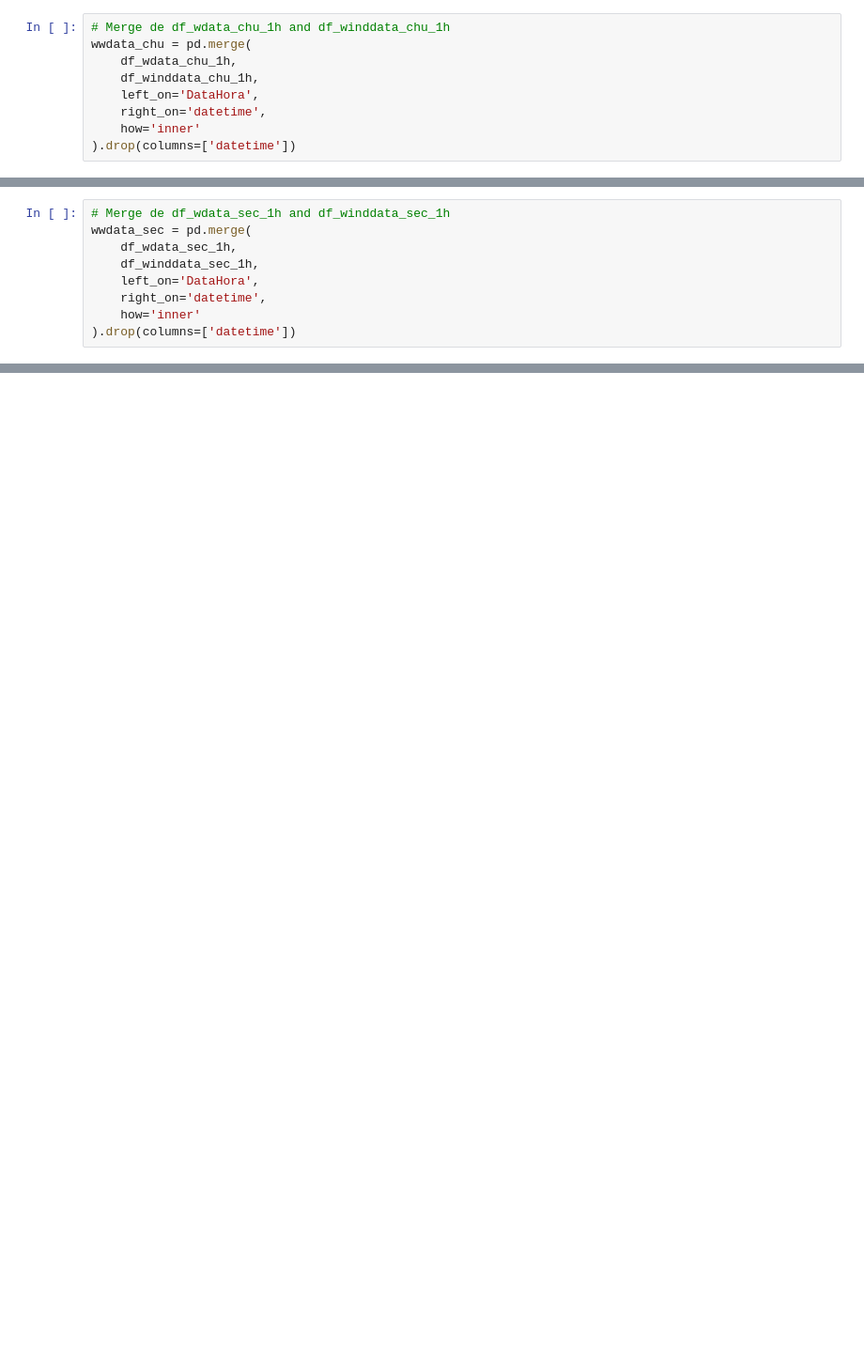
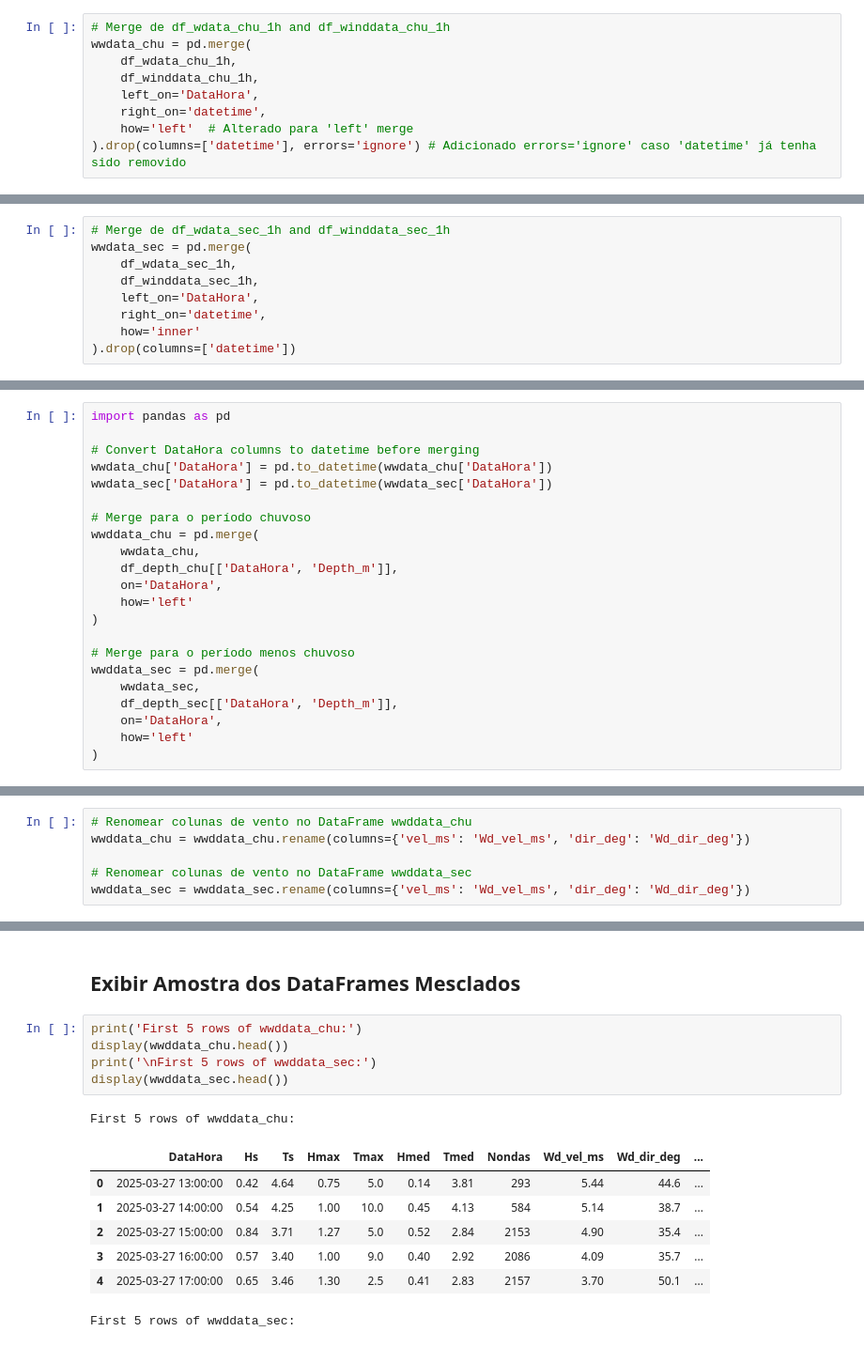
Before and after one commit to zydanne-costa/Ondas_ADCP_SCO_Mar_Nov_2025, a Jupyter notebook: Wave_Wind_1h.ipynb, the cells around one changed output, grey strips where cells are left out. Shown at 94% size. Drawn from its saved outputs; the diff is of its cells as text; blank space fills up the shorter version.

Commit message:
Concatena Ondas+Vento+Variação de Nível

```diff
--- a/Wave_Wind_1h.ipynb
+++ b/Wave_Wind_1h.ipynb
@@ -34,5 +77,5 @@ wwdata_chu = pd.merge(
     df_winddata_chu_1h,
     left_on='DataHora',
     right_on='datetime',
-    how='inner'
-).drop(columns=['datetime'])
+    how='left'  # Alterado para 'left' merge
+).drop(columns=['datetime'], errors='ignore') # Adicionado errors='ignore' caso 'datetime' já tenha sido removido
@@ -47,0 +99,22 @@ wwdata_sec = pd.merge(
+# %%
+import pandas as pd
+
+# Convert DataHora columns to datetime before merging
+wwdata_chu['DataHora'] = pd.to_datetime(wwdata_chu['DataHora'])
+wwdata_sec['DataHora'] = pd.to_datetime(wwdata_sec['DataHora'])
+
+# Merge para o período chuvoso
+wwddata_chu = pd.merge(
+    wwdata_chu,
+    df_depth_chu[['DataHora', 'Depth_m']],
+    on='DataHora',
+    how='left'
+)
+
+# Merge para o período menos chuvoso
+wwddata_sec = pd.merge(
+    wwdata_sec,
+    df_depth_sec[['DataHora', 'Depth_m']],
+    on='DataHora',
+    how='left'
+)
@@ -47,0 +125,6 @@ wwdata_sec = pd.merge(
+# %%
+# Renomear colunas de vento no DataFrame wwddata_chu
+wwddata_chu = wwddata_chu.rename(columns={'vel_ms': 'Wd_vel_ms', 'dir_deg': 'Wd_dir_deg'})
+
+# Renomear colunas de vento no DataFrame wwddata_sec
+wwddata_sec = wwddata_sec.rename(columns={'vel_ms': 'Wd_vel_ms', 'dir_deg': 'Wd_dir_deg'})
@@ -47,0 +133,16 @@ wwdata_sec = pd.merge(
+# %% [markdown]
+## Exibir Amostra dos DataFrames Mesclados
+# %%
+print('First 5 rows of wwddata_chu:')
+display(wwddata_chu.head())
+print('\nFirst 5 rows of wwddata_sec:')
+display(wwddata_sec.head())
+# %% [output]
+First 5 rows of wwddata_chu:
+|  | DataHora | Hs | Ts | Hmax | Tmax | Hmed | Tmed | Nondas | Wd_vel_ms | Wd_dir_deg | ... |
+| 0 | 2025-03-27 13:00:00 | 0.42 | 4.64 | 0.75 | 5.0 | 0.14 | 3.81 | 293 | 5.44 | 44.6 | ... |
+| 1 | 2025-03-27 14:00:00 | 0.54 | 4.25 | 1.00 | 10.0 | 0.45 | 4.13 | 584 | 5.14 | 38.7 | ... |
+| 2 | 2025-03-27 15:00:00 | 0.84 | 3.71 | 1.27 | 5.0 | 0.52 | 2.84 | 2153 | 4.90 | 35.4 | ... |
+| 3 | 2025-03-27 16:00:00 | 0.57 | 3.40 | 1.00 | 9.0 | 0.40 | 2.92 | 2086 | 4.09 | 35.7 | ... |
+| 4 | 2025-03-27 17:00:00 | 0.65 | 3.46 | 1.30 | 2.5 | 0.41 | 2.83 | 2157 | 3.70 | 50.1 | ... |
+First 5 rows of wwddata_sec:
```
Also changed, not shown: parts of 35 cells of this notebook.
